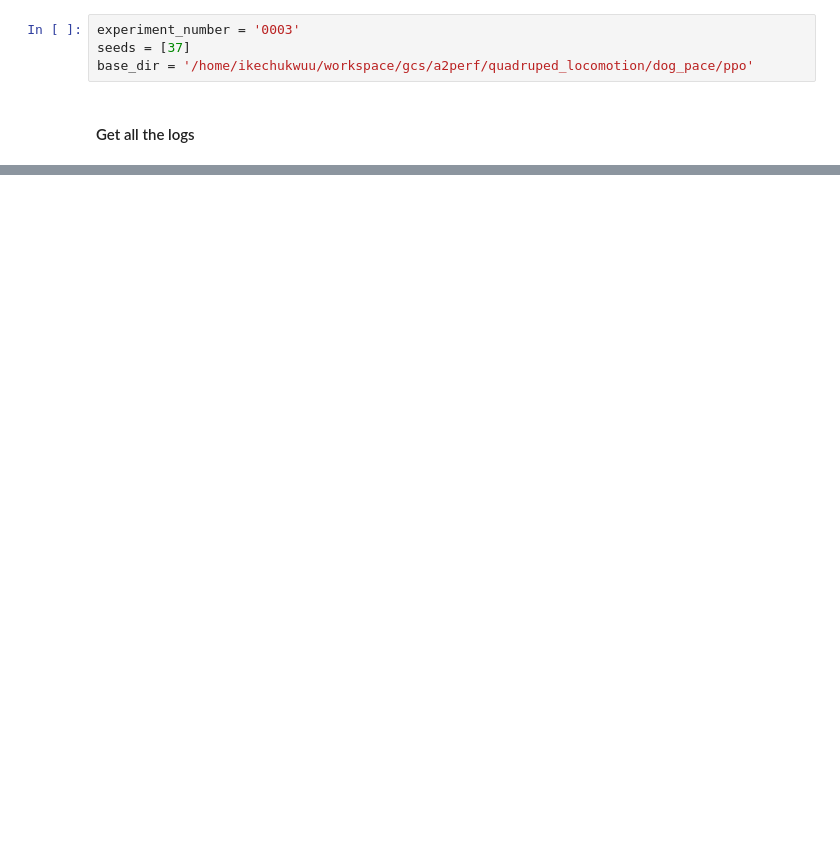
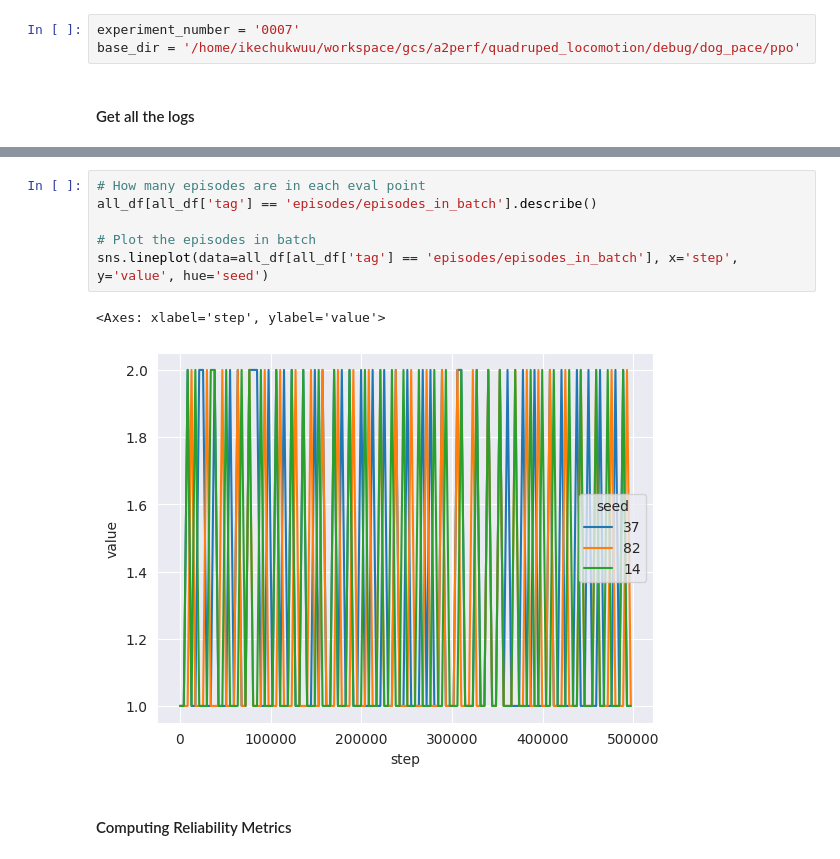
Before and after one commit to Farama-Foundation/A2Perf, a Jupyter notebook: viz/analysis/quadruped_locomotion/Metrics.ipynb, the cells around one changed output, grey strips where cells are left out. Saved outputs shown, nothing was run; the diff lists cells and outputs as text; blank space fills up the shorter version.

```diff
--- a/viz/analysis/quadruped_locomotion/Metrics.ipynb
+++ b/viz/analysis/quadruped_locomotion/Metrics.ipynb
@@ -26,7 +50,6 @@ TensorBoard version:  2.14.1
 # %%
-experiment_number = '0003'
-seeds = [37]
-base_dir = '/home/ikechukwuu/workspace/gcs/a2perf/quadruped_locomotion/dog_pace/ppo'
+experiment_number = '0007'
+base_dir = '/home/ikechukwuu/workspace/gcs/a2perf/quadruped_locomotion/debug/dog_pace/ppo'
 # %% [markdown]
 #### Get all the logs
 # %%
@@ -83,0 +294,11 @@ sns.lineplot(data=ep_rew_df, x='step', y='value')
+# %%
+# How many episodes are in each eval point
+all_df[all_df['tag'] == 'episodes/episodes_in_batch'].describe()
+
+# Plot the episodes in batch
+sns.lineplot(data=all_df[all_df['tag'] == 'episodes/episodes_in_batch'], x='step', y='value', hue='seed')
+# %% [output]
+<Axes: xlabel='step', ylabel='value'>
+[figure, added]
+# %% [markdown]
+#### Computing Reliability Metrics
```
Also changed, not shown: parts of 55 cells of this notebook, 3 other files.
